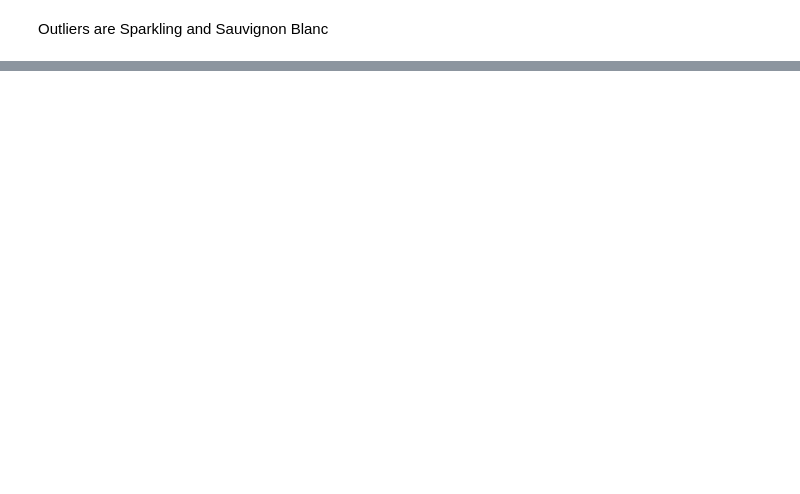
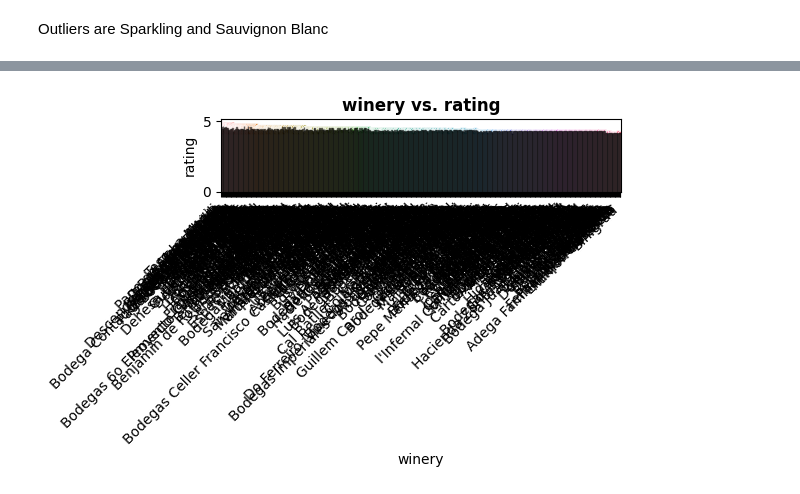
Before and after one commit to jrohn34/Cirrhosis_Classification, a Jupyter notebook: Project2.ipynb, the cells around one changed output, grey strips where cells are left out. Saved outputs shown, nothing was run; the diff lists cells and outputs as text; code cells hidden in the pictures; blank space fills up the shorter version.

```diff
--- a/Project2.ipynb
+++ b/Project2.ipynb
@@ -285,0 +368,6 @@ Outliers are Sparkling and Sauvignon Blanc
+# %%
+feature = "winery"
+# %%
+plot_categorical_vs_target(df_wine ,feature, 'rating');
+# %% [output]
+[figure, added]
```
Also changed, not shown: parts of 24 cells of this notebook.
